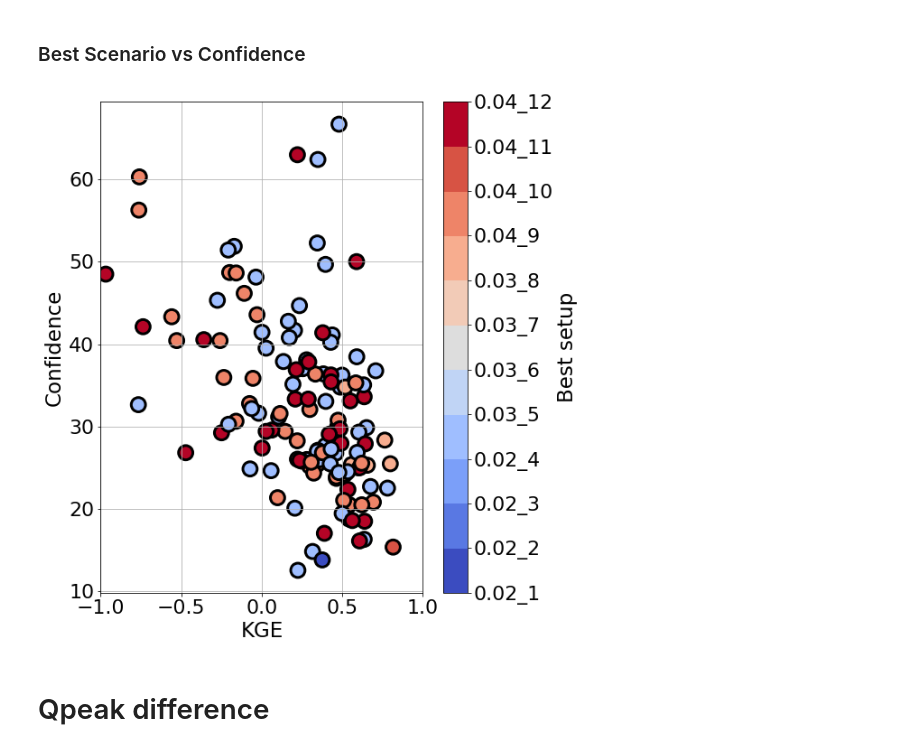
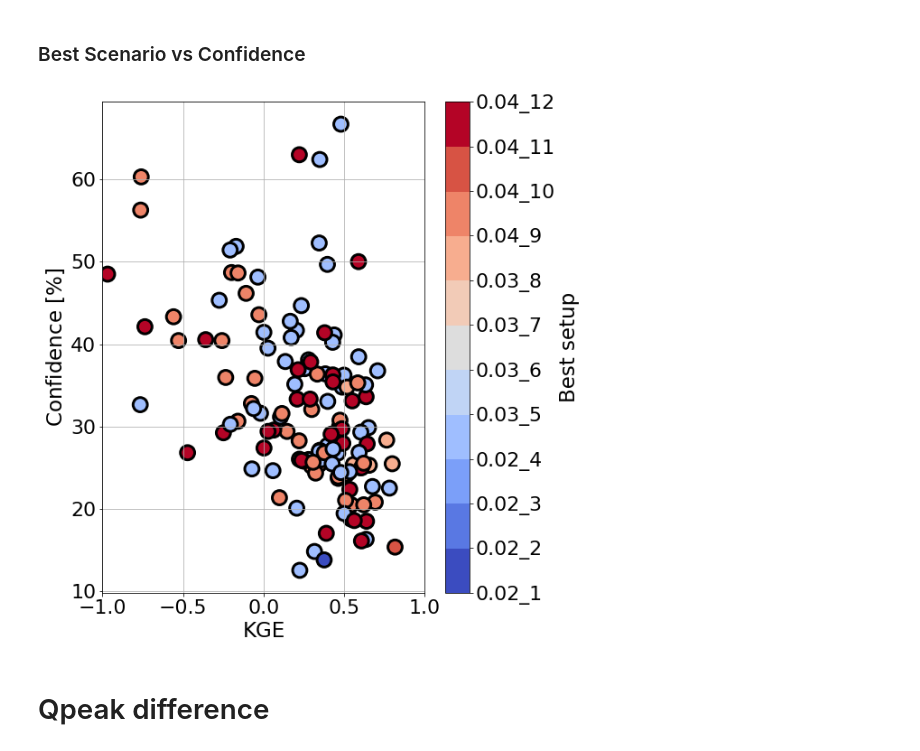
Before and after one commit to nicolas998/active_layer_evaluation, a Jupyter notebook: 02_Scenarios_evaluation.ipynb, the cells around one changed output. Drawn from its saved outputs; the diff is of its cells as text; code cells hidden in the pictures.

```diff
--- a/02_Scenarios_evaluation.ipynb
+++ b/02_Scenarios_evaluation.ipynb
@@ -276,20 +276,21 @@ prod_numeric = np.array([int(i[6:]) for i in prod])
 # %%
 cmap = pl.get_cmap('coolwarm', 11)
 fig = pl.figure(figsize=(8,10))
 ax = fig.add_subplot(111)
 pl.scatter(bkge, p, c = prod_numeric, cmap=cmap, s = 250, edgecolor = 'k', lw = 3)
 cbar = pl.colorbar()
 cbar.ax.tick_params(labelsize = 22)
 cbar.set_label('Best setup', size = 23)
 cbar.set_ticks(range(1,13))
 cbar.set_ticklabels([i[1:] for i in products[5:]])
 pl.xlim(-1,1)
 ax.tick_params(labelsize = 22)
 ax.set_xlabel('KGE', size = 23)
-ax.set_ylabel('Confidence', size = 23)
+ax.set_ylabel('Confidence [$\%$]', size = 23)
 ax.grid()
+pl.savefig('figures/')
 # %% [output]
-[figure, old version]
+[figure, new version]
 # %% [markdown]
 # Qpeak difference
 # %%
```
Also changed, not shown: parts of 2 cells of this notebook, 2 other files.
